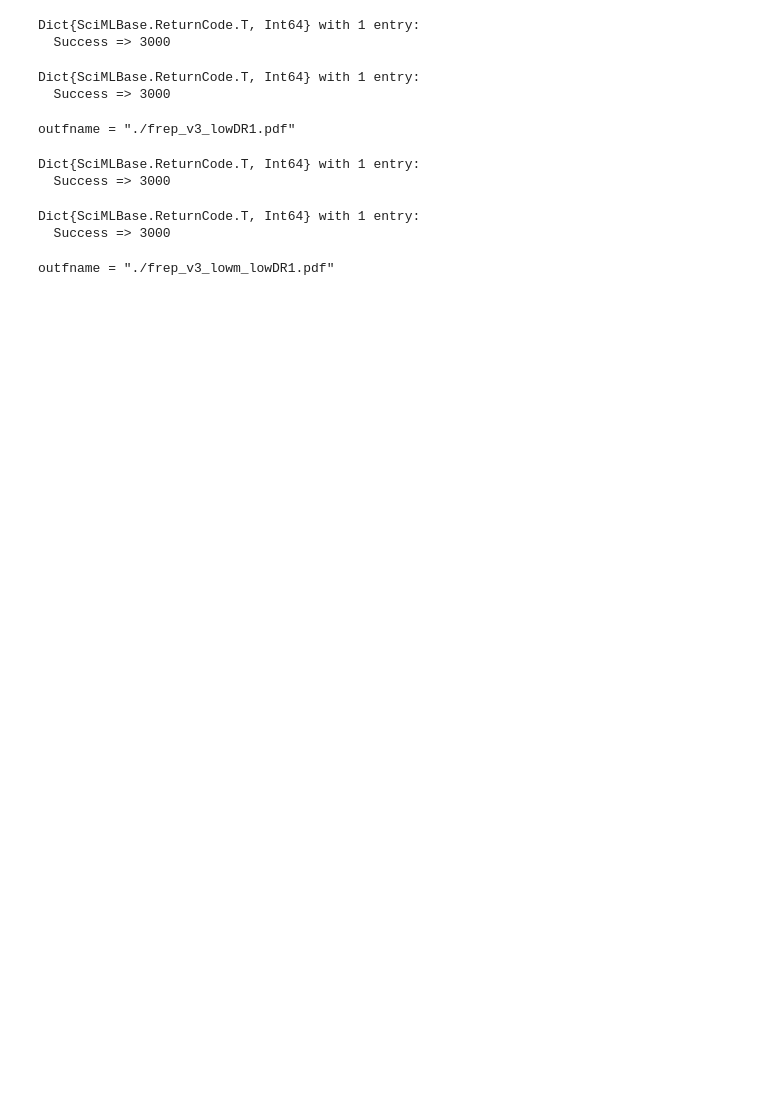
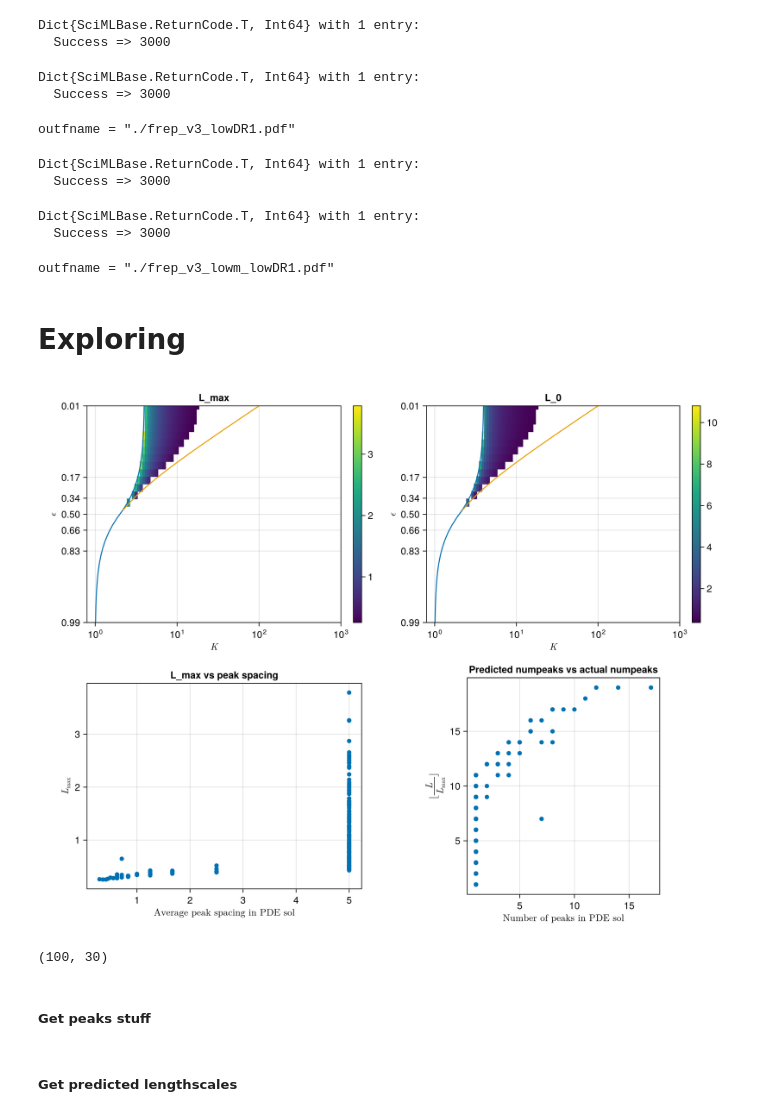
Before and after one commit to kockahonza/SSMC, a Jupyter notebook: cluster_env/runs/mm_v2_explike/Untitled.ipynb, the cells around one changed output. Saved outputs shown, nothing was run; the diff lists cells and outputs as text; code cells hidden in the pictures; blank space fills up the shorter version.

```diff
--- a/cluster_env/runs/mm_v2_explike/Untitled.ipynb
+++ b/cluster_env/runs/mm_v2_explike/Untitled.ipynb
@@ -33,3 +47,32 @@ Dict{SciMLBase.ReturnCode.T, Int64} with 1 entry:
 Dict{SciMLBase.ReturnCode.T, Int64} with 1 entry:
   Success => 3000
 outfname = "./frep_v3_lowm_lowDR1.pdf"
+# %% [markdown]
+# Exploring
+# %%
+make_lengths_plot(f)
+# %% [output]
+[figure, added]
+# %%
+f = jldopen("./v3_base1.jld2")
+logKs = f["logKs"]
+ls = f["ls"]
+Ks = 10. .^ logKs
+leak_xs = LeakageScale.ltox.(ls)
+
+L = f["L"]
+sN = f["sN"]
+c = f["c"]
+m = f["m"]
+r = 1.
+
+DN = f["DN"]
+DI = f["DI"]
+DR = f["DR"]
+
+fss = f["final_states"]
+size(fss)
+# %% [output]
+(100, 30)
+# %% [markdown]
+##### Get peaks stuff
@@ -35,0 +90,2 @@ outfname = "./frep_v3_lowm_lowDR1.pdf"
+# %% [markdown]
+##### Get predicted lengthscales
```
Also changed, not shown: parts of 13 cells of this notebook, 15 other files.
